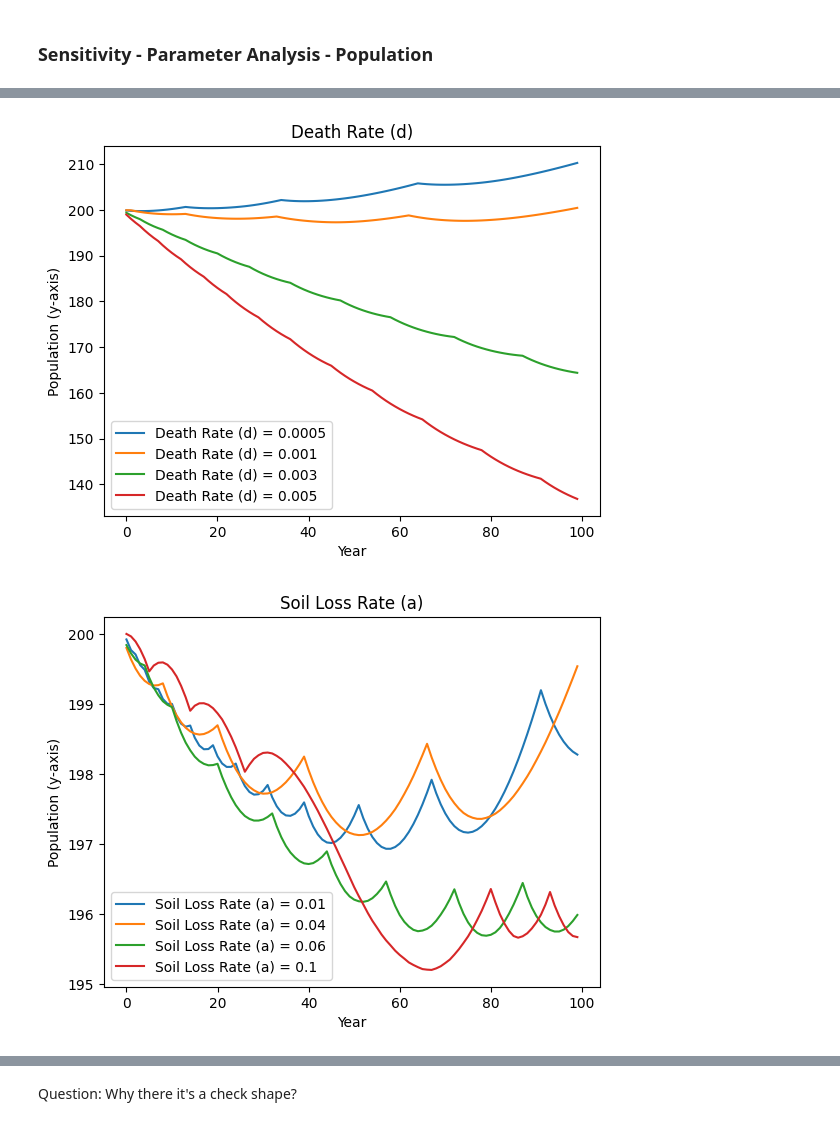
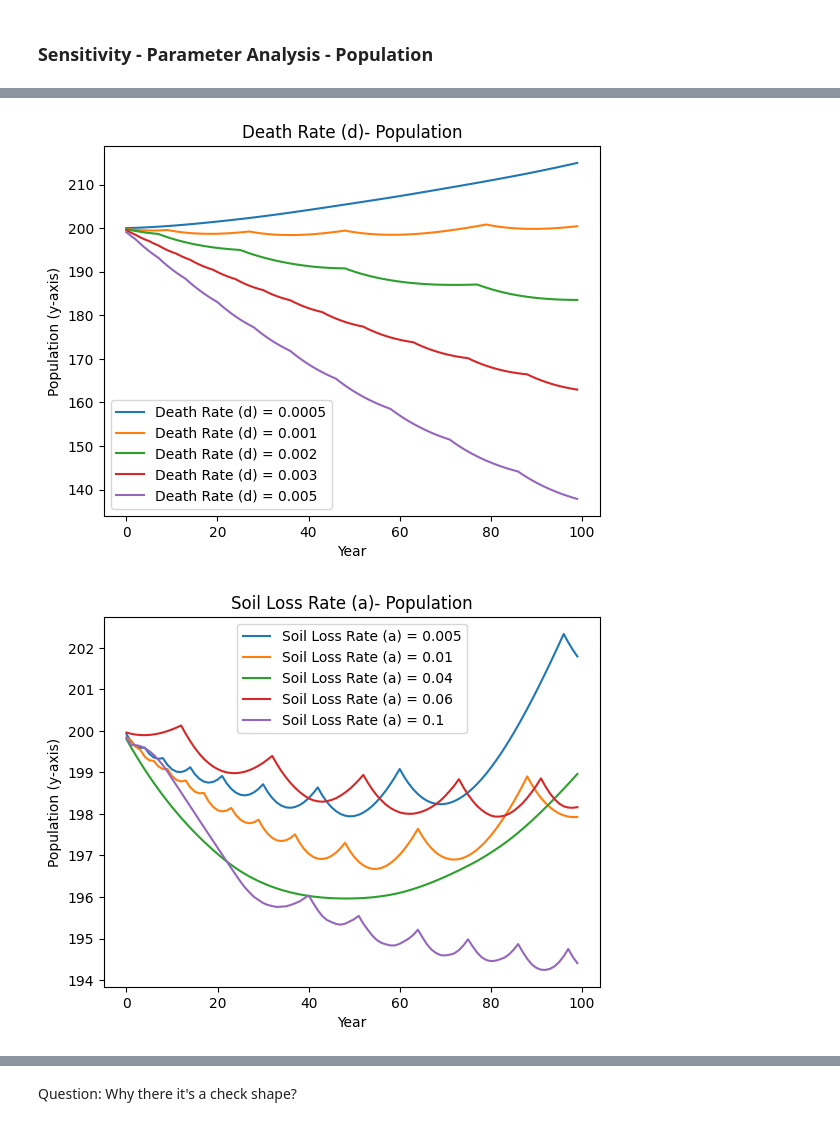
Before and after one commit to yutongliang723/Agent-Based-Model-CSH, a Jupyter notebook: Agent-Based Model - Week 2 - Yutong.ipynb, the cells around one changed output, grey strips where cells are left out. Cells and saved outputs as stored; diff of their text form; code cells hidden in the pictures.

```diff
--- a/Agent-Based Model - Week 2 - Yutong.ipynb
+++ b/Agent-Based Model - Week 2 - Yutong.ipynb
@@ -226,11 +226,11 @@ display(widgets.Image(value=open('animation.gif', 'rb').read()))
 ### Sensitivity - Parameter Analysis - Population
 # %%
 
-r_range = [0.01, 0.04, 0.07, 0.1]
-k_range = [0.001, 0.01, 0.02, 0.03]
-d_range = [0.0005, 0.001, 0.003, 0.005]
-a_range = [0.01, 0.04, 0.06, 0.1]
-c_range = [5, 15, 30, 50]
+r_range = [0.01, 0.04, 0.07, 0.1, 0.2]
+k_range = [0.001, 0.005, 0.01, 0.02, 0.03]
+d_range = [0.0005, 0.001, 0.002, 0.003, 0.005]
+a_range = [0.005, 0.01, 0.04, 0.06, 0.1]
+c_range = [5, 15, 30, 50, 100]
 
 baseline_r = 0.04  # Select a baseline value for r
 baseline_k = 0.01  # Select a baseline value for k
@@ -289,7 +289,7 @@ for param_name, param_range, result_pop in parameters:
 
     plt.xlabel('Year')
     plt.ylabel('Population (y-axis)')
-    plt.title(param_name)
+    plt.title(param_name + "- Population")
     plt.legend()
     plt.show()
 # %% [output]
@@ -298,2 +298,2 @@ for param_name, param_range, result_pop in parameters:
-[figure, old version]
+[figure, new version]
-[figure, old version]
+[figure, new version]
```
Also changed, not shown: parts of 9 cells of this notebook.
